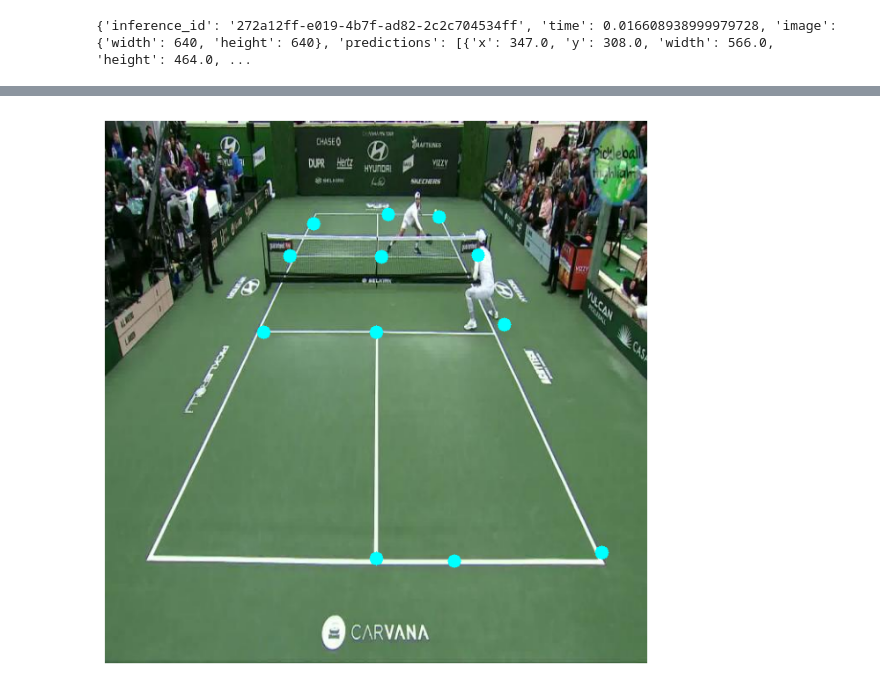
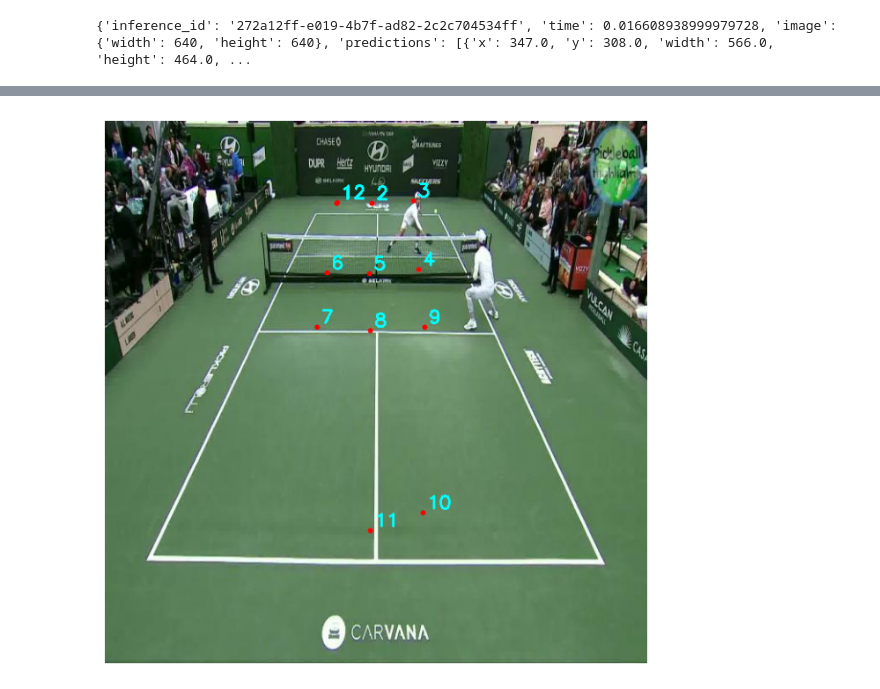
Before and after one commit to d3smondwong/pickleball_video_player_ball_tracker, a Jupyter notebook: training/model_training_keypoints_detection.ipynb, the cells around one changed output, grey strips where cells are left out. Saved outputs shown, nothing was run; the diff lists cells and outputs as text; code cells hidden in the pictures.

```diff
--- a/training/model_training_keypoints_detection.ipynb
+++ b/training/model_training_keypoints_detection.ipynb
@@ -88,7 +89,7 @@ class KeypointsDataset(Dataset):
         # Find the annotation for this image
         ann = next(a for a in self.data["annotations"] if a["image_id"] == item["id"])
         kps = np.array(ann["keypoints"]).astype(np.float32)
-        kps = kps[:24]  # If you have 12 keypoints (x, y, v) each
+        kps = kps[:36]  # 12 keypoints (x, y, v) each
 
         # Adjust x/y coordinates
         kps[0::3] *= 224.0 / w  # x
@@ -121,7 +122,7 @@ val_loader = DataLoader(val_dataset, batch_size=8, shuffle=True)
 from torchvision.models import ResNet50_Weights
 
 model = models.resnet50(weights=ResNet50_Weights.DEFAULT)
-model.fc =  torch.nn.Linear(model.fc.in_features, 8*2) # Replaces the last layer
+model.fc =  torch.nn.Linear(model.fc.in_features, 12*2) # Replaces the last layer
 # %%
 model = model.to(device)
 # %%
@@ -175,7 +176,7 @@ model.eval()
 
 
 # --- 2. Load the original image ---
-image_path = '../input_videos/-1-Ben-Johns-vs-3-Jay-Devilliers-Men-s-Singles-GOLD-Highlights-2021-PPA-Orange-County-Cup-1-_jpeg.rf.f0e3068092129888e90840637b0acb05.jpg'
+image_path = '../input_videos/test.png'
 
 image = cv2.imread(image_path)
 
@@ -254,7 +259,7 @@ CLIENT = InferenceHTTPClient(
     api_key=api_key
 )
 
-result = CLIENT.infer(inference_input=image_path, model_id="court-detection-bxo2j-lppkt/2")
+result = CLIENT.infer(inference_input=image_path, model_id="pickle-court-keypoints-nluo7-8nk97/4")
 print(result)
 
 # # --- 2. Load the original image ---
@@ -275,7 +280,7 @@ image = cv2.cvtColor(image, cv2.COLOR_BGR2RGB)
 detections = sv.Detections.from_inference(result)
 
 # Optionally filter detections based on confidence if needed
-detections = detections[detections.confidence > 0.5]
+detections = detections[detections.confidence > 0.15]
 
 # Get the class names from the result
 class_names = [p["class"] for p in result["predictions"]]
@@ -306,21 +311,21 @@ sv.plot_image(annotated_image, size=(10, 10))
 # %%
 # Get the first prediction (assuming only one court detected)
 prediction = result['predictions'][0]
 
 # Draw keypoints
 for kp in prediction['keypoints']:
     x, y = int(kp['x']), int(kp['y'])
-    # Draw a small circle at each keypoint
-    cv2.circle(image, (x, y), 8, (0, 255, 255), -1)  # Yellow color, filled
+    # Draw a smaller circle at each keypoint
+    cv2.circle(image, (x, y), 3, (255, 0, 0), -1)  # Red color, filled (BGR: 255,0,0)
 
     # Optionally, draw the keypoint class name
-    # cv2.putText(image, kp['class'], (x + 5, y - 5), cv2.FONT_HERSHEY_SIMPLEX, 0.7, (0, 255, 255), 2)
+    cv2.putText(image, kp['class'], (x + 5, y - 5), cv2.FONT_HERSHEY_SIMPLEX, 0.7, (0, 255, 255), 2)
 
 # Display the image with keypoints
 import matplotlib.pyplot as plt
 plt.figure(figsize=(12, 8))
 plt.imshow(image)
 plt.axis('off')
 plt.show()
 # %% [output]
-[figure, old version]
+[figure, new version]
```
Also changed, not shown: parts of 5 cells of this notebook, 3 other files.
